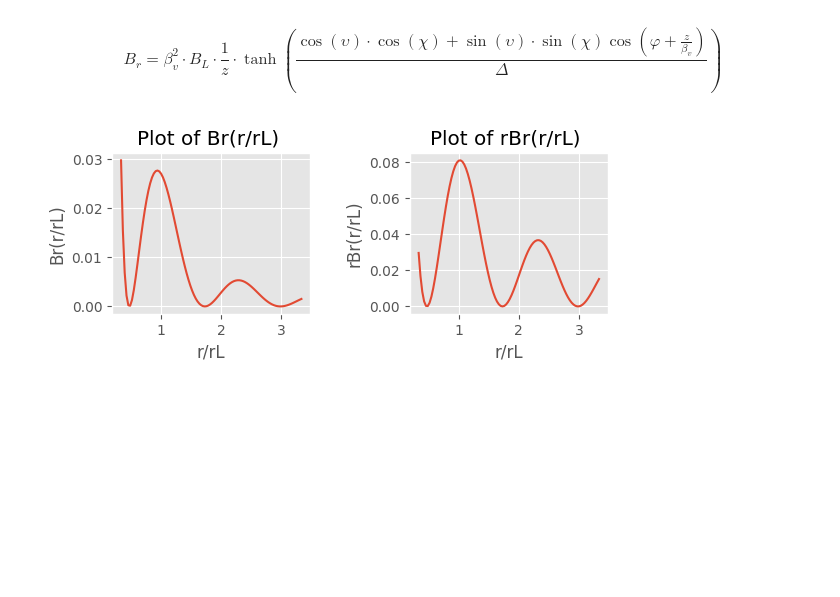
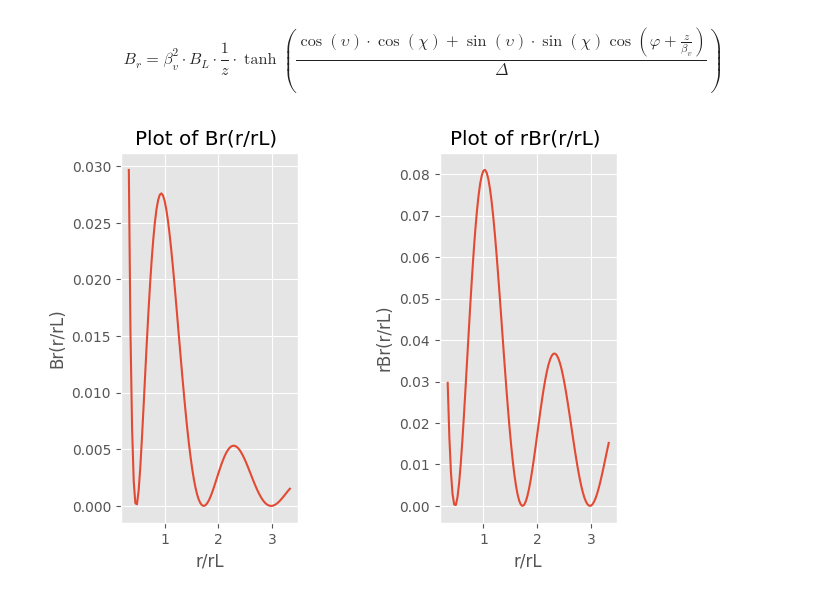
Before and after one commit to f0anits1o/Master_Thesis_Defense, a Jupyter notebook: plotBrAndrBr.ipynb, the cells around one changed output. Cells and saved outputs as stored; diff of their text form; code cells hidden in the pictures; blank space fills up the shorter version.

Commit message:
modification in subplot part

```diff
--- a/plotBrAndrBr.ipynb
+++ b/plotBrAndrBr.ipynb
@@ -47,18 +47,18 @@ Br = Bv**2 * BL * 1/(z)**2 * np.tanh(psi/delta)
 # %%
 plt.style.use('ggplot');
 # %%
-plt.subplots_adjust(hspace=0.3, wspace=0.5)
+plt.subplots_adjust(hspace=0.4, wspace=0.8)
 
-plt.subplot(221)
+plt.subplot(121)
 plt.plot(z, Br);
 plt.title("Plot of Br(r/rL) ")
 plt.xlabel("r/rL")
 plt.ylabel("Br(r/rL)");
 
-plt.subplot(222)
+plt.subplot(122)
 plt.plot(z, r*Br);
 plt.title("Plot of rBr(r/rL) ")
 plt.xlabel("r/rL")
 plt.ylabel("rBr(r/rL)");
 # %% [output]
-[figure, old version]
+[figure, new version]
```
